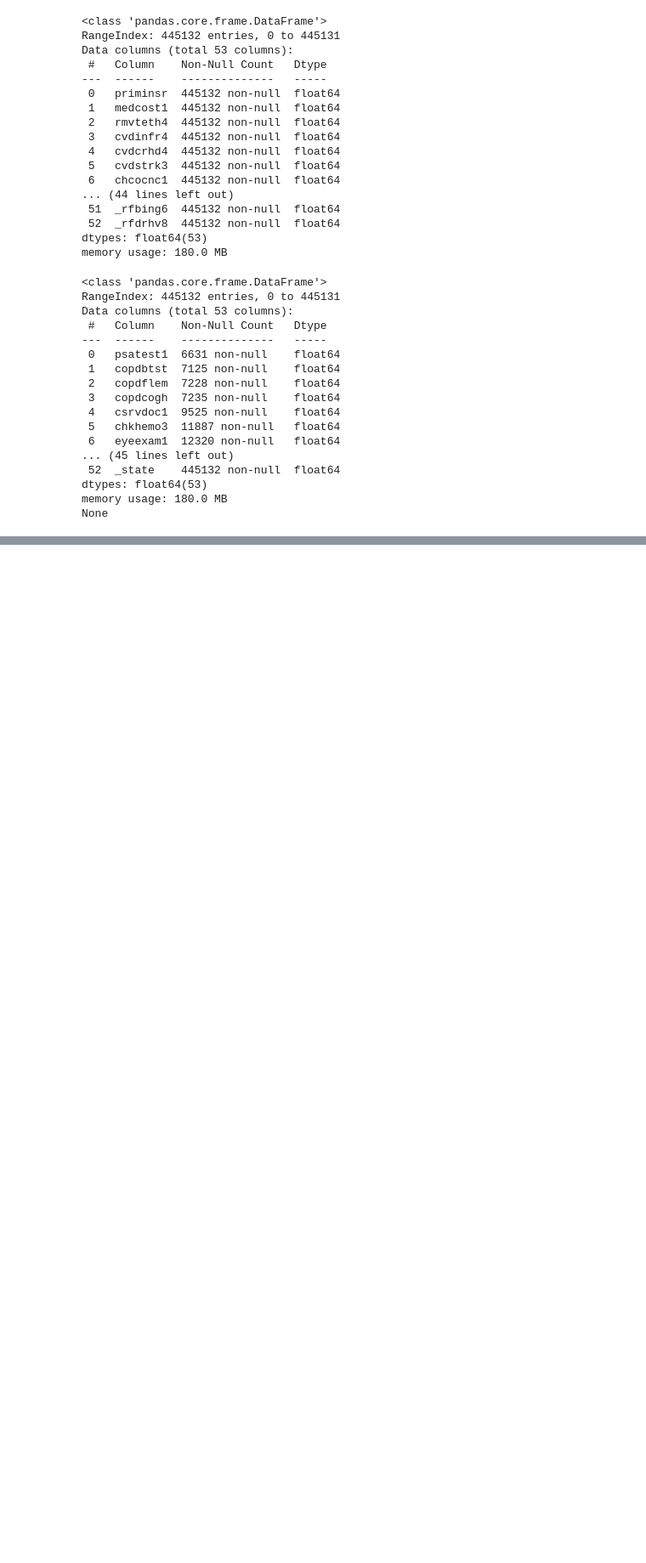
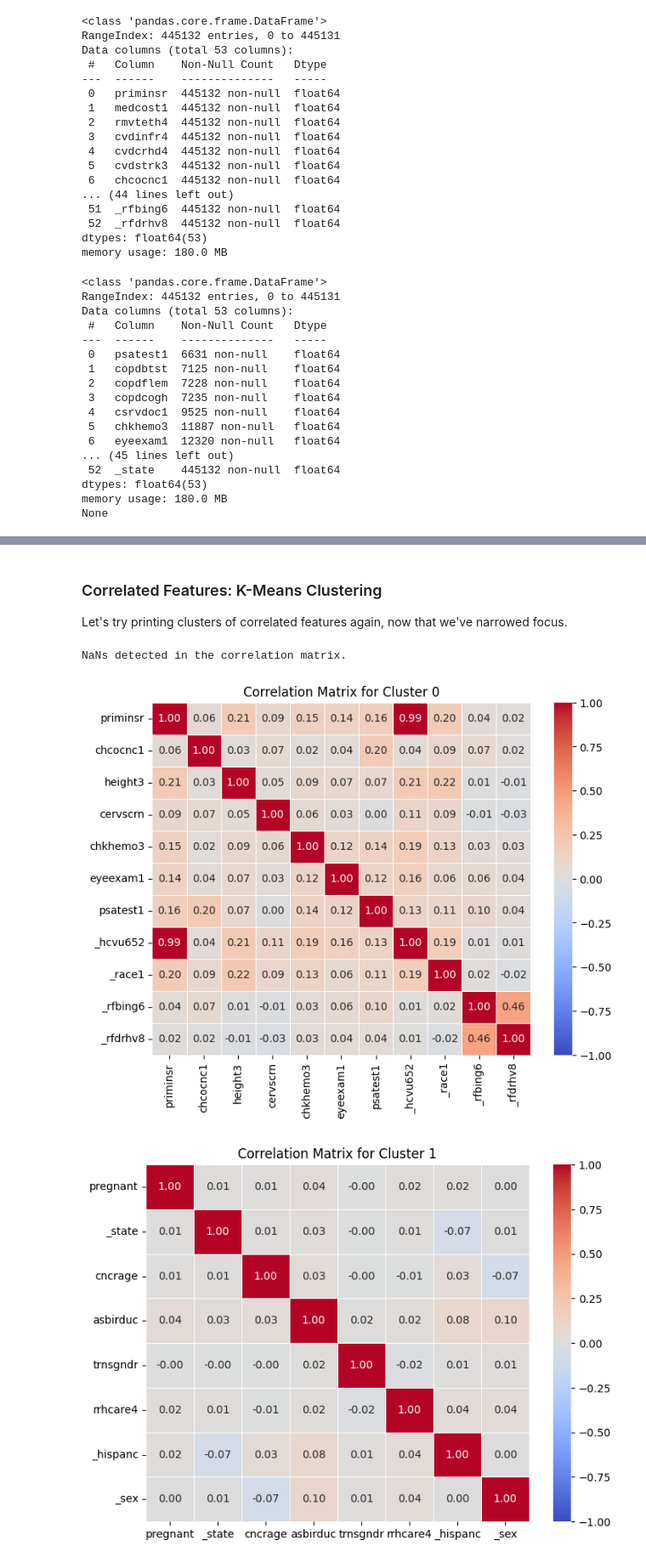
Before and after one commit to emmascotson/capstone_flatiron, a Jupyter notebook: notebooks/Capstone.ipynb, the cells around one changed output, grey strips where cells are left out. Shown at 85% size. Drawn from its saved outputs; the diff is of its cells as text; code cells hidden in the pictures; blank space fills up the shorter version.

```diff
--- a/notebooks/Capstone.ipynb
+++ b/notebooks/Capstone.ipynb
@@ -1642,0 +1595,7 @@ print(classification_report(y_test, y_pred))
+# %%
+# 1 for immediate family member, 0 for other
+# Update 'crgvrel4' based on specified conditions
+fsm['crgvrel4'] = fsm['crgvrel4'].apply(lambda x: 1 if x in [1, 2, 11, 12] else 0)
+# %%
+# Set 'crgvprb3' to 0 where 'crgvrel4' is 0
+fsm.loc[fsm['crgvrel4'] == 0, 'crgvprb3'] = 0
@@ -1642,0 +1625,3 @@ print(classification_report(y_test, y_pred))
+# %%
+# Drop the 'crgvrel4' column
+fsm = fsm.drop(columns=['crgvrel4'])
@@ -1642,0 +1636,5 @@ print(classification_report(y_test, y_pred))
+# %%
+# Update 'cncrage' based on specified conditions
+fsm['cncrage'] = np.where(fsm['cncrage'] >= 1,
+                         np.where(fsm['cncrage'] < 66, 1, 2),
+                         fsm['cncrage'])
@@ -1642,0 +1654,45 @@ print(classification_report(y_test, y_pred))
+# %% [markdown]
+### Correlated Features: K-Means Clustering
+
+Let's try printing clusters of correlated features again, now that we've narrowed focus.
+# %%
+# Compute the correlation matrix
+correlation_matrix = fsm.corr()
+
+# Check for NaNs in the correlation matrix
+if correlation_matrix.isnull().values.any():
+    print("NaNs detected in the correlation matrix.")
+    # Impute NaNs with 0 in the correlation matrix
+    imputer = SimpleImputer(strategy='constant', fill_value=0)
+    correlation_matrix = pd.DataFrame(imputer.fit_transform(correlation_matrix), index=correlation_matrix.index, columns=correlation_matrix.columns)
+
+# Flatten correlation matrix and standardize for clustering
+corr_matrix_flat = correlation_matrix.values
+scaler = StandardScaler()
+scaled_corr_matrix = scaler.fit_transform(corr_matrix_flat)
+
+# Perform K-Means clustering
+num_clusters = 5  # Specify the number of clusters
+kmeans = KMeans(n_clusters=num_clusters, random_state=0)
+clusters = kmeans.fit_predict(scaled_corr_matrix)
+
+# Create a DataFrame with cluster labels for each feature
+feature_clusters = pd.DataFrame({
+    'Feature': correlation_matrix.columns,
+    'Cluster': clusters
+})
+
+# Plot correlation matrices for each cluster
+for cluster in range(num_clusters):
+    # Get features in the current cluster
+    cluster_features = feature_clusters[feature_clusters['Cluster'] == cluster]['Feature']
+    cluster_corr_matrix = correlation_matrix.loc[cluster_features, cluster_features]
+
+    plt.figure(figsize=(8, 6))  # Set the size of the plot
+    sns.heatmap(cluster_corr_matrix, annot=True, cmap='coolwarm', vmin=-1, vmax=1, fmt='.2f', linewidths=0.5)
+    plt.title(f'Correlation Matrix for Cluster {cluster}')
+    plt.show()
+# %% [output]
+NaNs detected in the correlation matrix.
+[figure, added]
+[figure, added]
```
Also changed, not shown: parts of 17 cells of this notebook.
